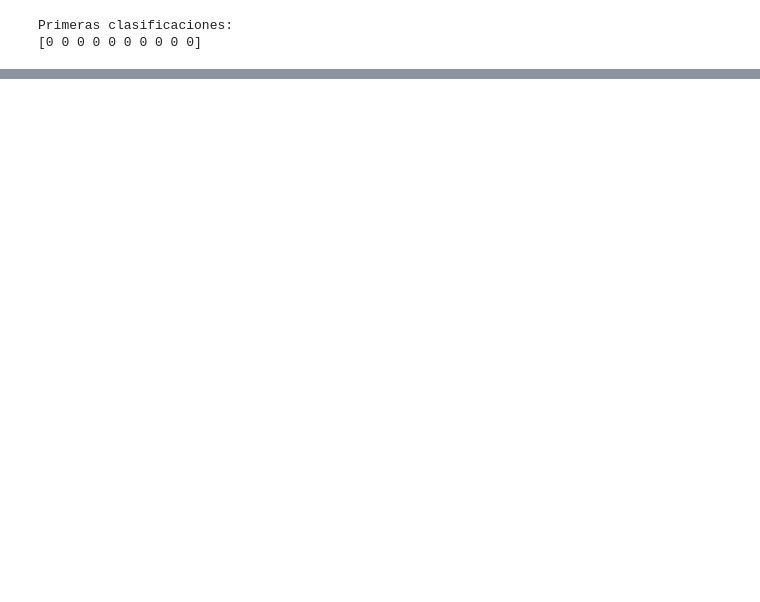
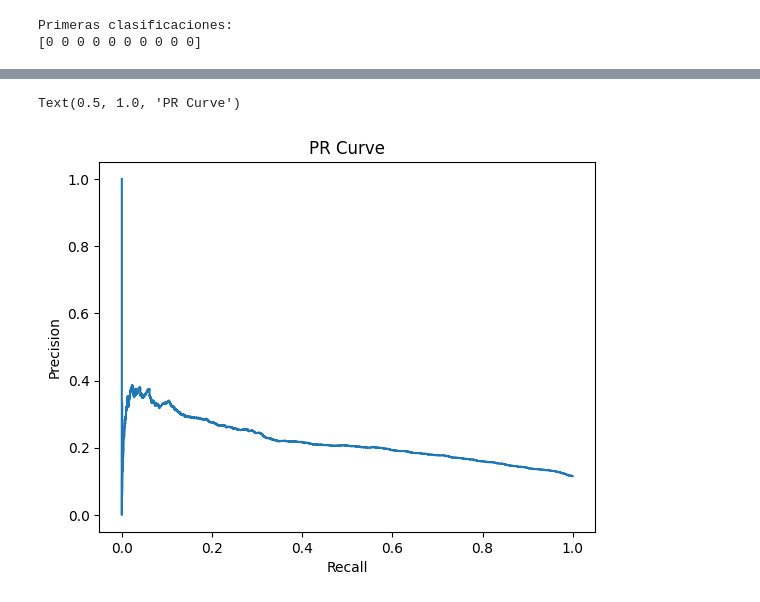
Before and after one commit to NaiaArroyo/RETO-5-NARANJA, a Jupyter notebook: regresion_logistica.ipynb, the cells around one changed output, grey strips where cells are left out. Saved outputs shown, nothing was run; the diff lists cells and outputs as text; code cells hidden in the pictures; blank space fills up the shorter version.

```diff
--- a/regresion_logistica.ipynb
+++ b/regresion_logistica.ipynb
@@ -236,0 +226,15 @@ Primeras clasificaciones:
+# %%
+from sklearn.metrics import precision_recall_curve
+
+#calculamos el precision y el recall para distintos umbrales de decision, para poder saber los cambios que se dan en el modelo cuando modificamos el umbral de decision , es decir, el valor a partir del cual un cliente se considera como impagador.
+
+
+prec, rec, thresholds = precision_recall_curve(
+    y_test, prob_impago
+)
+
+pd.DataFrame({
+    "prec": prec[:-1],
+    "rec": rec[:-1],
+    "threshold": thresholds
+}).iloc[80:100]
@@ -236,0 +259,12 @@ Primeras clasificaciones:
+# %%
+#graficamos la curva
+
+plt.plot(rec, prec)
+
+plt.xlabel("Recall")
+plt.ylabel("Precision")
+
+plt.title("PR Curve")
+# %% [output]
+Text(0.5, 1.0, 'PR Curve')
+[figure, added]
```
Also changed, not shown: parts of 62 cells of this notebook.
